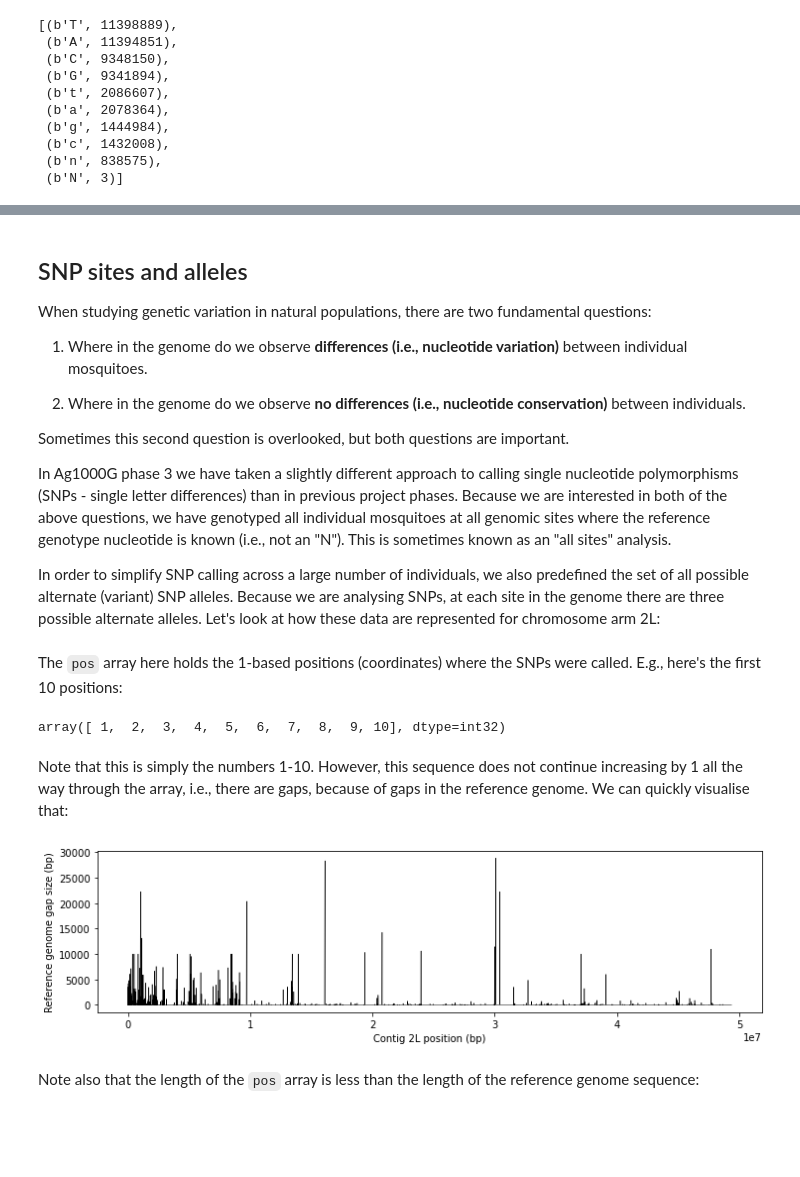
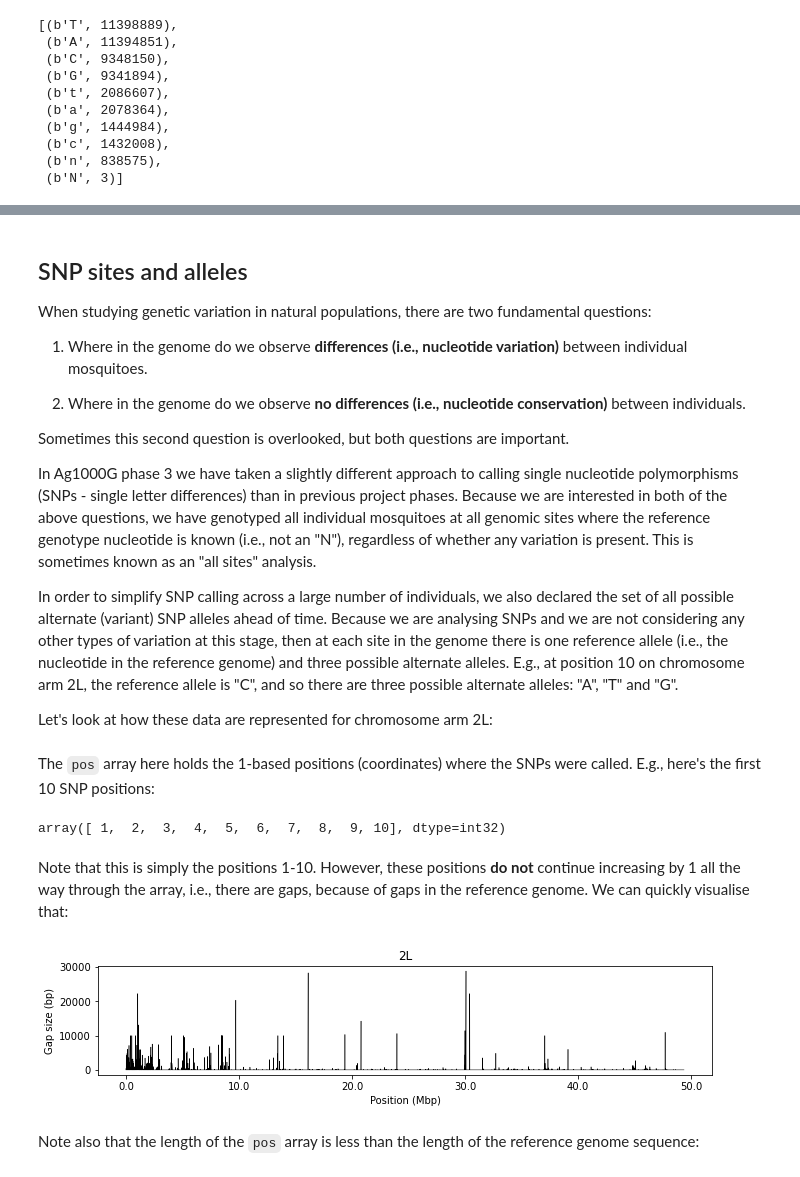
Before and after one commit to malariagen/vector-data, a Jupyter notebook: docs/ag3/examples/snps-alleles-filters.ipynb, the cells around one changed output, grey strips where cells are left out. Cells and saved outputs as stored; diff of their text form; code cells hidden in the pictures; blank space fills up the shorter version.

Commit message:
tighten up genome and snp alleles sections

```diff
--- a/docs/ag3/examples/snps-alleles-filters.ipynb
+++ b/docs/ag3/examples/snps-alleles-filters.ipynb
@@ -179,16 +194,18 @@ When studying genetic variation in natural populations, there are two fundamenta
 
 Sometimes this second question is overlooked, but both questions are important.
 
-In Ag1000G phase 3 we have taken a slightly different approach to calling single nucleotide polymorphisms (SNPs - single letter differences) than in previous project phases. Because we are interested in both of the above questions, we have genotyped all individual mosquitoes at all genomic sites where the reference genotype nucleotide is known (i.e., not an "N"). This is sometimes known as an "all sites" analysis.
+In Ag1000G phase 3 we have taken a slightly different approach to calling single nucleotide polymorphisms (SNPs - single letter differences) than in previous project phases. Because we are interested in both of the above questions, we have genotyped all individual mosquitoes at all genomic sites where the reference genotype nucleotide is known (i.e., not an "N"), regardless of whether any variation is present. This is sometimes known as an "all sites" analysis.
 
-In order to simplify SNP calling across a large number of individuals, we also predefined the set of all possible alternate (variant) SNP alleles. Because we are analysing SNPs, at each site in the genome there are three possible alternate alleles. Let's look at how these data are represented for chromosome arm 2L:
+In order to simplify SNP calling across a large number of individuals, we also declared the set of all possible alternate (variant) SNP alleles ahead of time. Because we are analysing SNPs and we are not considering any other types of variation at this stage, then at each site in the genome there is one reference allele (i.e., the nucleotide in the reference genome) and three possible alternate alleles. E.g., at position 10 on chromosome arm 2L, the reference allele is "C", and so there are three possible alternate alleles: "A", "T" and "G".
+
+Let's look at how these data are represented for chromosome arm 2L:
 # %%
-pos, ref, alt = ag3.snp_sites(contig="2L")
+pos, ref, alt = ag3.snp_sites("2L")
 # %% [markdown]
-The `pos` array here holds the 1-based positions (coordinates) where the SNPs were called. E.g., here's the first 10 positions:
+The `pos` array here holds the 1-based positions (coordinates) where the SNPs were called. E.g., here's the first 10 SNP positions:
 # %%
 pos[:10].compute()
 # %% [output]
 array([ 1,  2,  3,  4,  5,  6,  7,  8,  9, 10], dtype=int32)
 # %% [markdown]
-Note that this is simply the numbers 1-10. However, this sequence does not continue increasing by 1 all the way through the array, i.e., there are gaps, because of gaps in the reference genome. We can quickly visualise that:
+Note that this is simply the positions 1-10. However, these positions **do not** continue increasing by 1 all the way through the array, i.e., there are gaps, because of gaps in the reference genome. We can quickly visualise that:
@@ -198,10 +212,15 @@ d = np.diff(p)
 # %%
-fig, ax = plt.subplots(figsize=(12, 3))
+p = pos.compute()
+d = np.diff(p)
+fig, ax = plt.subplots(figsize=(11, 2))
 ax.plot(p[1:], d, color='black', linewidth=.5)
-ax.set_xlabel('Contig 2L position (bp)')
-ax.set_ylabel('Reference genome gap size (bp)');
+ax.set_title("2L")
+# convert X axis to Mbp
+ax.xaxis.set_major_formatter(mpl.ticker.FuncFormatter(lambda x, p: x//1e6))
+ax.set_xlabel("Position (Mbp)")
+ax.set_ylabel('Gap size (bp)');
 # %% [output]
-[figure, old version]
+[figure, new version]
 # %% [markdown]
 Note also that the length of the `pos` array is less than the length of the reference genome sequence:
 # %%
```
Also changed, not shown: parts of 33 cells of this notebook.
